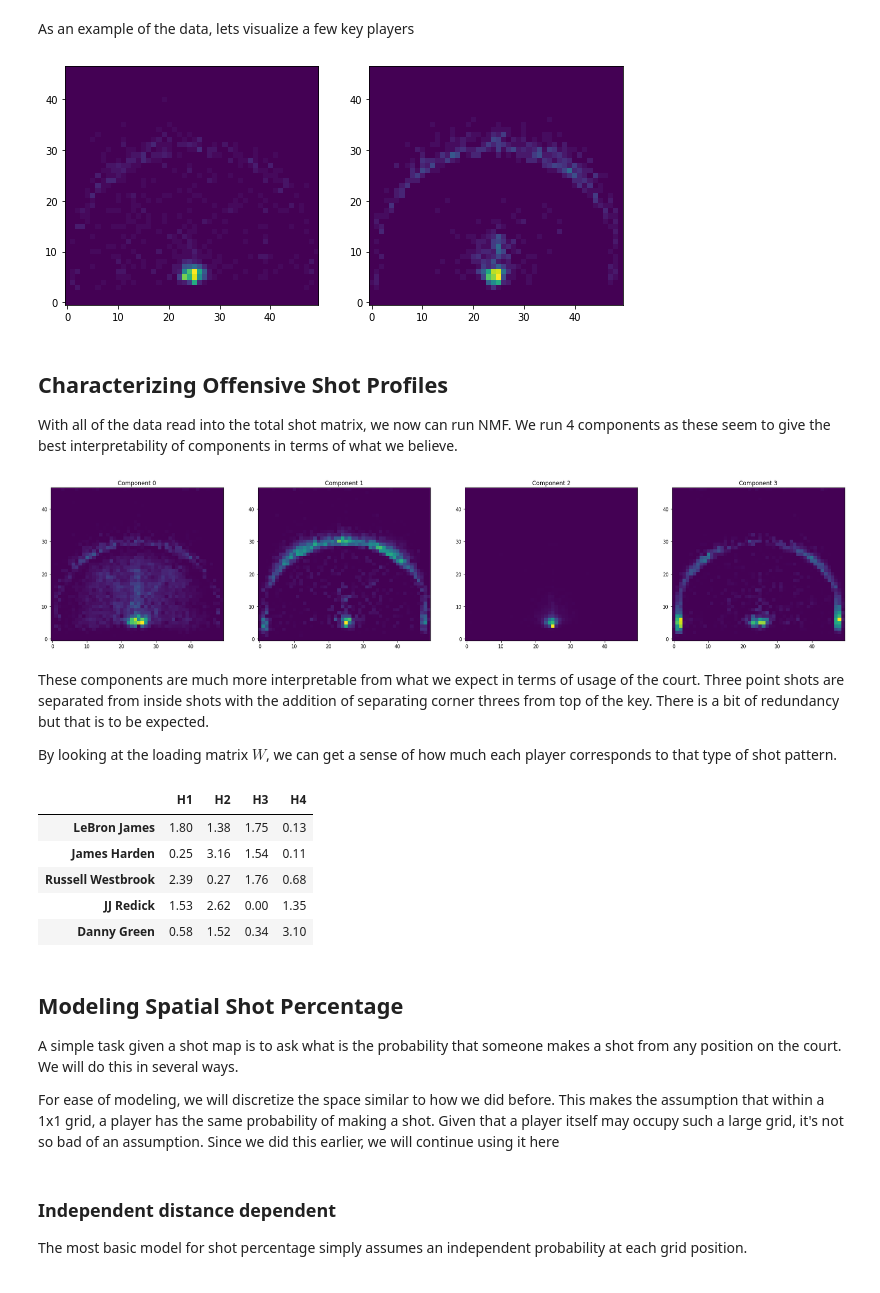
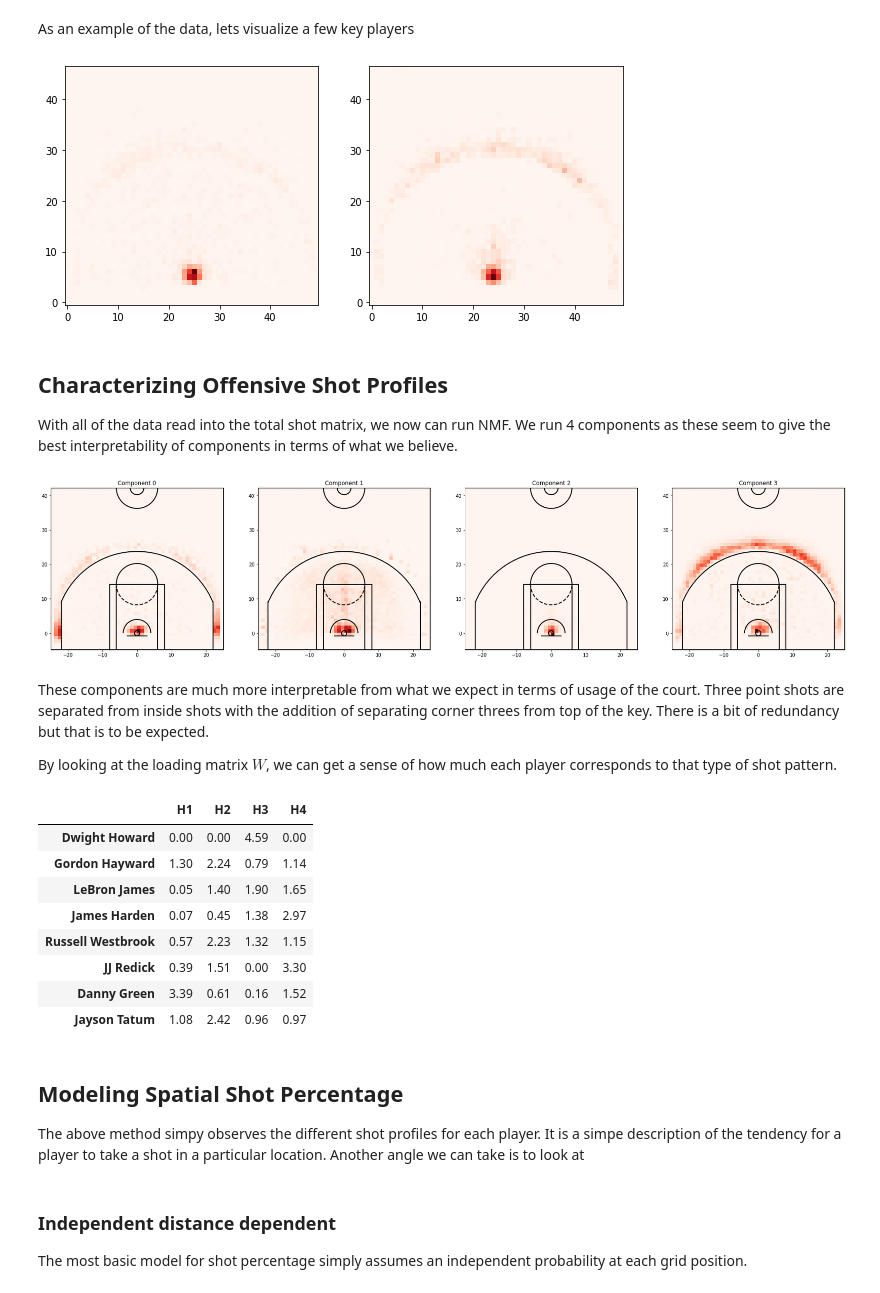
Before and after one commit to rmjiang7/bball-stuff, a Jupyter notebook: Shot Probability Maps.ipynb, the cells around one changed output. Drawn from its saved outputs; the diff is of its cells as text; code cells hidden in the pictures.

Commit message:
Improved visualizations

```diff
--- a/Shot Probability Maps.ipynb
+++ b/Shot Probability Maps.ipynb
@@ -214,7 +110,7 @@ player_dfs = []
 for i, row in player_index.iterrows():
     try:
         pn = row['PLAYER_NAME']
-        df = pd.read_csv("players_data/%s/2019-20_shots.csv" % row['PLAYER_ID'])
+        df = pd.read_csv("players_data/%s/2018-19_shots.csv" % row['PLAYER_ID'])
         if df.shape[0] > 25:
             df["LOC_X"] = df["LOC_X"]/10
             df["LOC_Y"] = df["LOC_Y"]/10
@@ -237,11 +133,11 @@ total_shot_matrix = np.asarray([b[1].flatten() for b in bins])
 As an example of the data, lets visualize a few key players
 # %%
 fig, ax = plt.subplots(1,2)
-ax[0].imshow(total_shot_matrix[player_name_map["LeBron James"]].reshape(50,47).T, origin = 'lower')
-ax[1].imshow(total_shot_matrix[player_name_map["James Harden"]].reshape(50,47).T, origin = 'lower')
+ax[0].imshow(total_shot_matrix[player_name_map["LeBron James"]].reshape(50,47).T, origin = 'lower', cmap = 'Reds')
+ax[1].imshow(total_shot_matrix[player_name_map["James Harden"]].reshape(50,47).T, origin = 'lower', cmap = 'Reds')
 fig.set_size_inches(10,10)
 # %% [output]
-[figure, old version]
+[figure, new version]
 # %% [markdown]
 ## Characterizing Offensive Shot Profiles
 
@@ -254,34 +150,38 @@ H = model.components_
 # %%
 fig, ax = plt.subplots(1,n_components)
 for i in range(n_components):
-    ax[i].imshow(H[i,:].reshape(50,47).T, origin = 'lower')
+    ax[i] = draw_court(ax = ax[i], outer_lines = True)
+    ax[i].set_xlim([-25,25])
+    ax[i].set_ylim([-4.75,-4.75 + 47])
     ax[i].set_aspect(47/50)
+    ax[i].imshow(H[i,:].reshape(50,47).T, origin = 'lower', extent = (-25,25,-4.75,-4.75 + 47), cmap = 'Reds')
     ax[i].set_title("Component %d" % i)
 fig.set_size_inches(30, 12)
 # %% [output]
-[figure, old version]
+[figure, new version]
 # %% [markdown]
 These components are much more interpretable from what we expect in terms of usage of the court.  Three point shots are separated from inside shots with the addition of separating corner threes from top of the key.  There is a bit of redundancy but that is to be expected.
 
 By looking at the loading matrix $W$, we can get a sense of how much each player corresponds to that type of shot pattern.
 # %%
-selected_players = ["LeBron James", "James Harden", "Russell Westbrook", "JJ Redick", "Danny Green"]
+selected_players = ["Dwight Howard", "Gordon Hayward", "LeBron James", "James Harden", "Russell Westbrook", "JJ Redick", "Danny Green", "Jayson Tatum"]
 pd.DataFrame(W[[player_name_map[s] for s in selected_players],:] * 100,
              columns=["H1", "H2", "H3", "H4"],
              index = selected_players)
 # %% [output]
 |  | H1 | H2 | H3 | H4 |
-| LeBron James | 1.80 | 1.38 | 1.75 | 0.13 |
-| James Harden | 0.25 | 3.16 | 1.54 | 0.11 |
-| Russell Westbrook | 2.39 | 0.27 | 1.76 | 0.68 |
-| JJ Redick | 1.53 | 2.62 | 0.00 | 1.35 |
-| Danny Green | 0.58 | 1.52 | 0.34 | 3.10 |
+| Dwight Howard | 0.00 | 0.00 | 4.59 | 0.00 |
+| Gordon Hayward | 1.30 | 2.24 | 0.79 | 1.14 |
+| LeBron James | 0.05 | 1.40 | 1.90 | 1.65 |
+| James Harden | 0.07 | 0.45 | 1.38 | 2.97 |
+| Russell Westbrook | 0.57 | 2.23 | 1.32 | 1.15 |
+| JJ Redick | 0.39 | 1.51 | 0.00 | 3.30 |
+| Danny Green | 3.39 | 0.61 | 0.16 | 1.52 |
+| Jayson Tatum | 1.08 | 2.42 | 0.96 | 0.97 |
-# %% [markdown]
-## Modeling Spatial Shot Percentage
-
-A simple task given a shot map is to ask what is the probability that someone makes a shot from any position on the court.  We will do this in several ways.
-
-For ease of modeling, we will discretize the space similar to how we did before.  This makes the assumption that within a 1x1 grid, a player has the same probability of making a shot.  Given that a player itself may occupy such a large grid, it's not so bad of an assumption.  Since we did this earlier, we will continue using it here
+# %% [markdown]
+## Modeling Spatial Shot Percentage
+
+The above method simpy observes the different shot profiles for each player.  It is a simpe description of the tendency for a player to take a shot in a particular location.  Another angle we can take is to look at
 # %%
 nx = 47
 ny = 50
```
Also changed, not shown: parts of 2 cells of this notebook, 2 other files.
